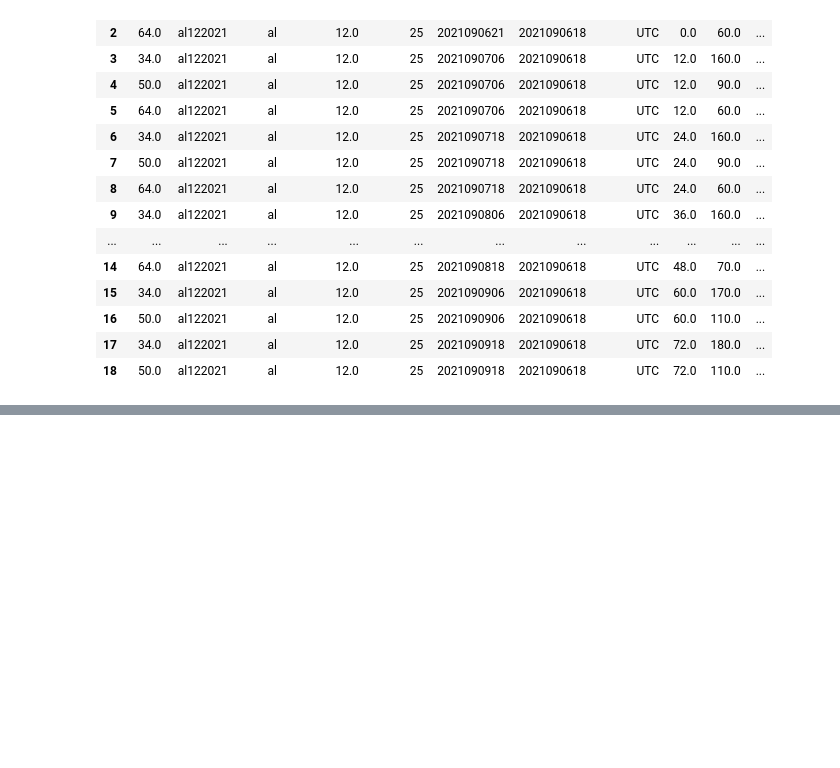
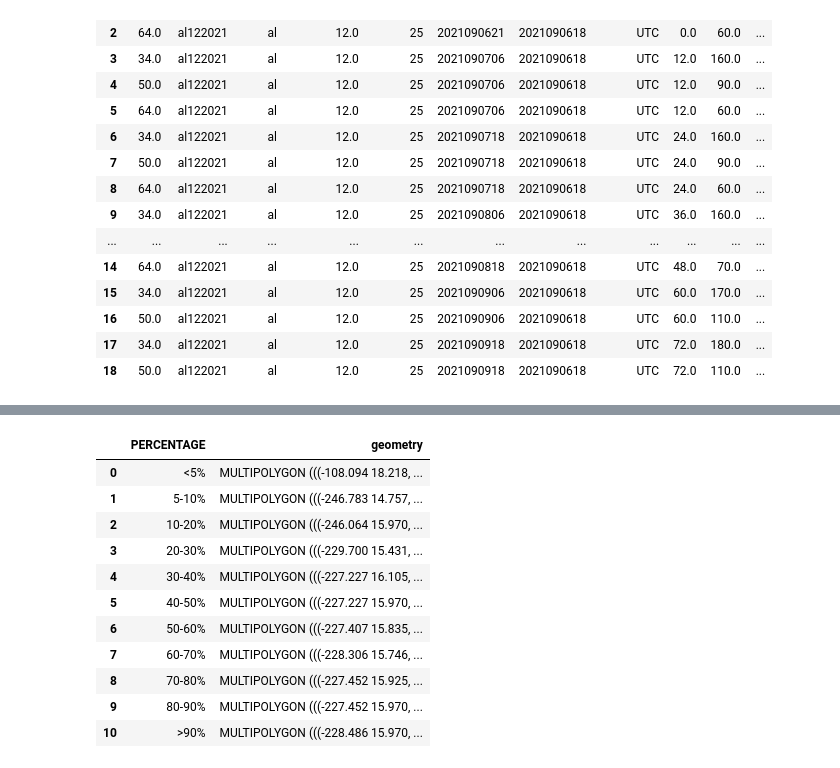
Before and after one commit to jmedinah09/UnidataProjects, a Jupyter notebook: tropical_cyclone_plot_project/downloader_bot.ipynb, the cells around one changed output, grey strips where cells are left out. Drawn from its saved outputs; the diff is of its cells as text; code cells hidden in the pictures; blank space fills up the shorter version.

Commit message:
classmethod added to nhc_downloader

```diff
--- a/tropical_cyclone_plot_project/downloader_bot.ipynb
+++ b/tropical_cyclone_plot_project/downloader_bot.ipynb
@@ -352 +381,16 @@ _.nhc_gis_downloader(_.file_names, _.urls, _.gdf_names)[nhc_fnames()[0][0]][0]
+# %%
+NhcDownloaderBot.wsp_64_gdf_polygons
+# %% [output]
+|  | PERCENTAGE | geometry |
+| 0 | <5% | MULTIPOLYGON (((-108.094 18.218, ... |
+| 1 | 5-10% | MULTIPOLYGON (((-246.783 14.757, ... |
+| 2 | 10-20% | MULTIPOLYGON (((-246.064 15.970, ... |
+| 3 | 20-30% | MULTIPOLYGON (((-229.700 15.431, ... |
+| 4 | 30-40% | MULTIPOLYGON (((-227.227 16.105, ... |
+| 5 | 40-50% | MULTIPOLYGON (((-227.227 15.970, ... |
+| 6 | 50-60% | MULTIPOLYGON (((-227.407 15.835, ... |
+| 7 | 60-70% | MULTIPOLYGON (((-228.306 15.746, ... |
+| 8 | 70-80% | MULTIPOLYGON (((-227.452 15.925, ... |
+| 9 | 80-90% | MULTIPOLYGON (((-227.452 15.970, ... |
+| 10 | >90% | MULTIPOLYGON (((-228.486 15.970, ... |
 # %%
```
Also changed, not shown: parts of 6 cells of this notebook, 6 other files.
